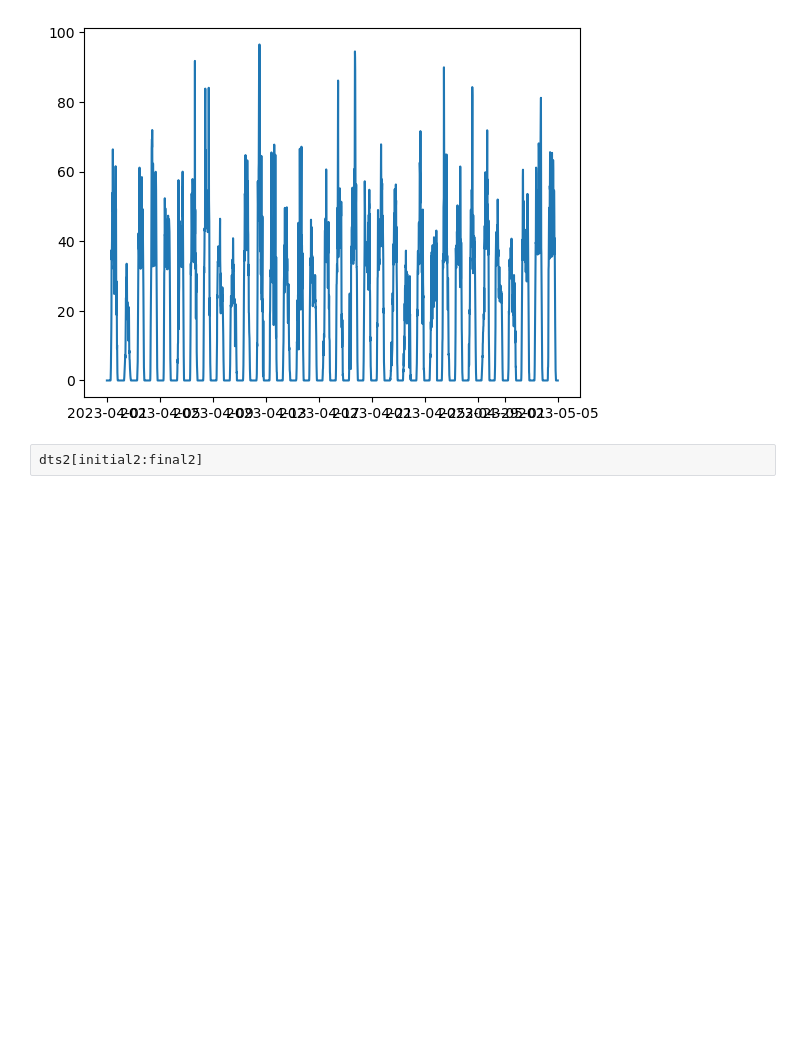
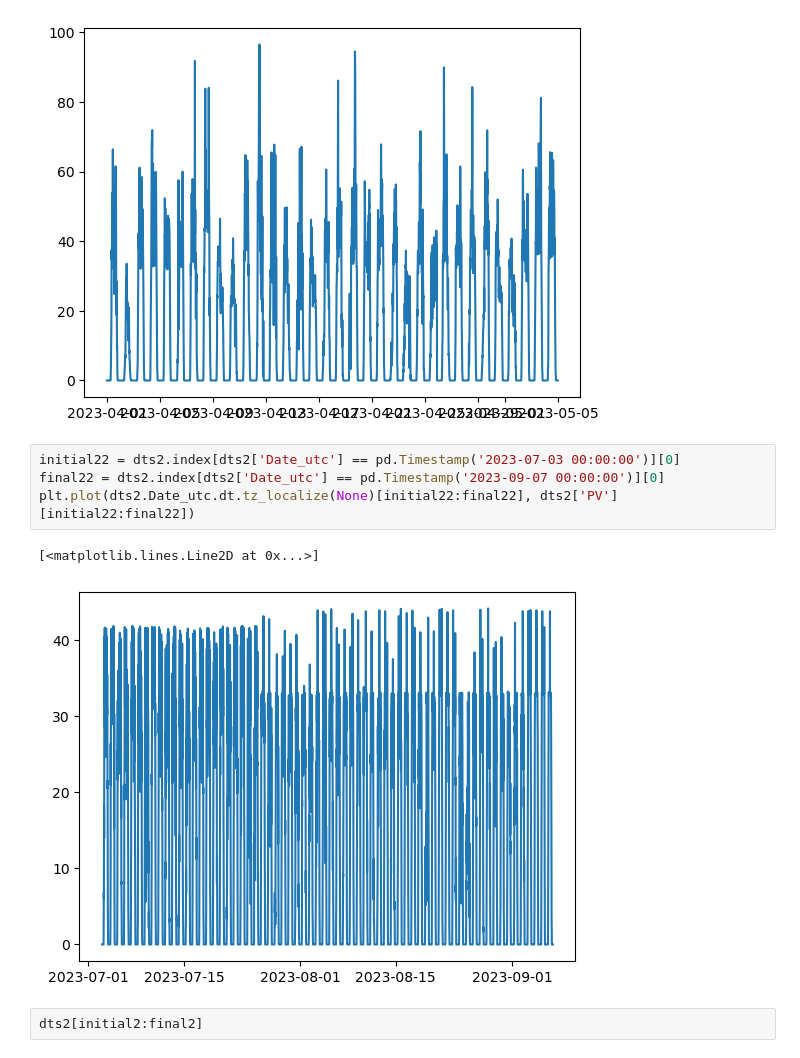
Before and after one commit to SpongeStark/Pre-PhD, a Jupyter notebook: demo/PV_2022_limit_configuration.ipynb, the cells around one changed output. Drawn from its saved outputs; the diff is of its cells as text; blank space fills up the shorter version.

```diff
--- a/demo/PV_2022_limit_configuration.ipynb
+++ b/demo/PV_2022_limit_configuration.ipynb
@@ -143,6 +150,13 @@ plt.plot(dts2.Date_utc.dt.tz_localize(None)[initial2:final2], dts2['PV'][initial
 # %% [output]
 [<matplotlib.lines.Line2D at 0x...>]
 [figure]
+# %%
+initial22 = dts2.index[dts2['Date_utc'] == pd.Timestamp('2023-07-03 00:00:00')][0]
+final22 = dts2.index[dts2['Date_utc'] == pd.Timestamp('2023-09-07 00:00:00')][0]
+plt.plot(dts2.Date_utc.dt.tz_localize(None)[initial22:final22], dts2['PV'][initial22:final22])
+# %% [output]
+[<matplotlib.lines.Line2D at 0x...>]
+[figure, added]
 # %%
 dts2[initial2:final2]
 # %% [output]
```
Also changed, not shown: parts of 10 cells of this notebook.
